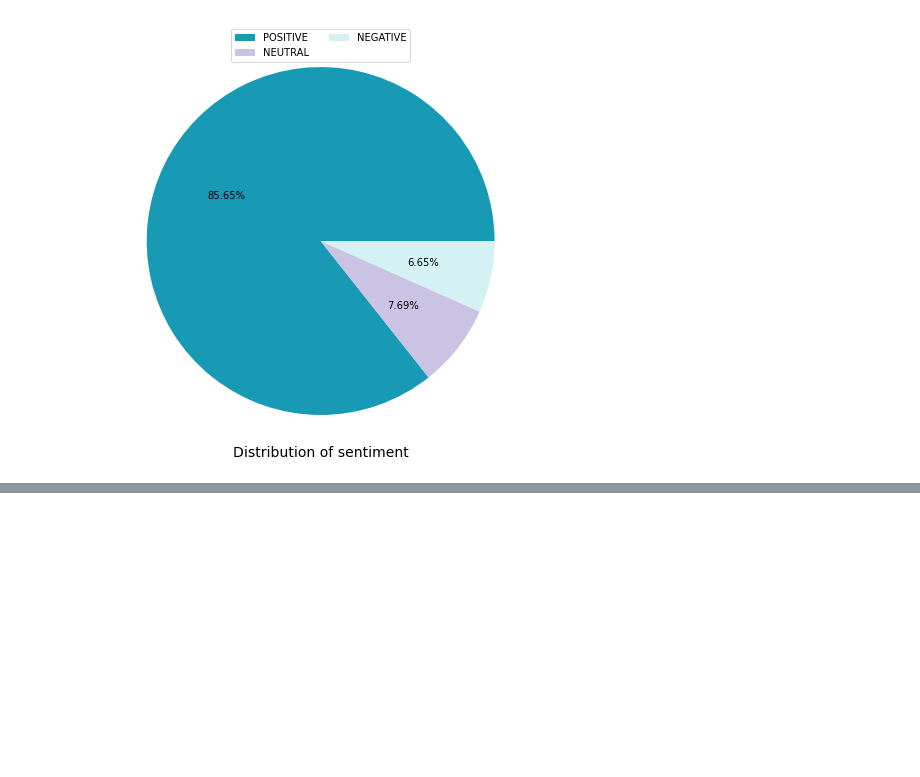
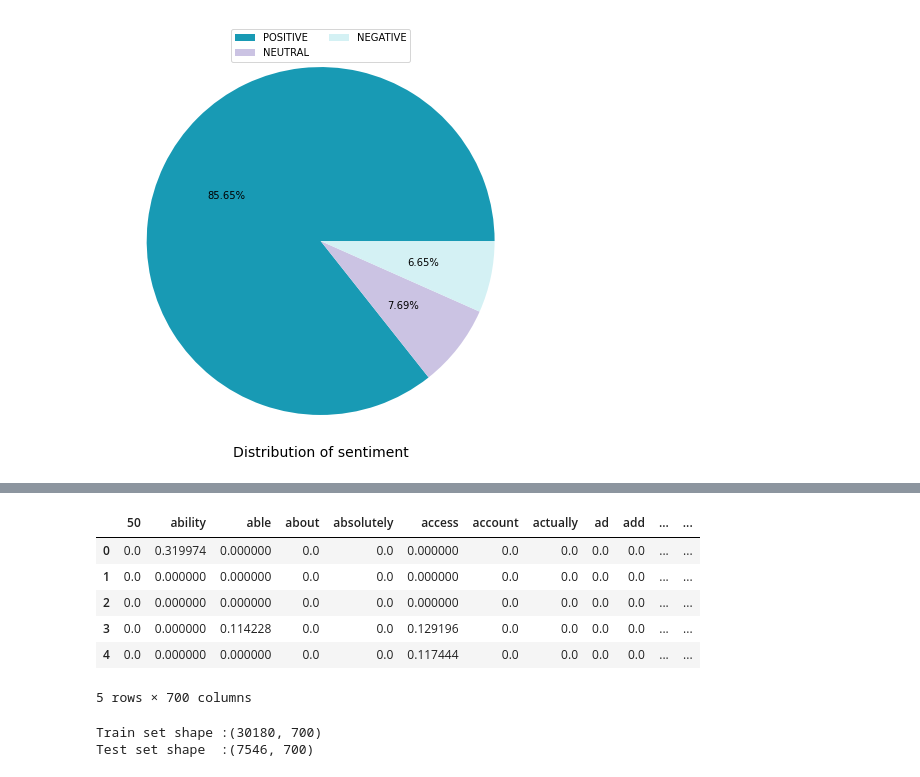
Before and after one commit to unnissamehr/imageprocessiing, a Jupyter notebook: APR.ipynb, the cells around one changed output, grey strips where cells are left out. Saved outputs shown, nothing was run; the diff lists cells and outputs as text; code cells hidden in the pictures; blank space fills up the shorter version.

```diff
--- a/APR.ipynb
+++ b/APR.ipynb
@@ -365,0 +551,3 @@ plt.show()
+# %%
+data = pd.read_csv('cleaned_data.csv')
+data.info()
@@ -365,0 +572,3 @@ plt.show()
+# %%
+data.dropna(inplace=True)
+data.info()
@@ -365,0 +588,6 @@ plt.show()
+# %%
+vectorizer = TfidfVectorizer(max_features=700)
+vectorizer.fit(data['text'])
+features = vectorizer.transform(data['text'])
+
+features.toarray()
@@ -365,0 +608,19 @@ plt.show()
+# %%
+tf_idf = pd.DataFrame(features.toarray(), columns=vectorizer.get_feature_names())
+# tf_idf.drop('50', axis=1, inplace=True)
+tf_idf.head()
+# %% [output]
+|  | 50 | ability | able | about | absolutely | access | account | actually | ad | add | ... | ... |
+| 0 | 0.0 | 0.319974 | 0.000000 | 0.0 | 0.0 | 0.000000 | 0.0 | 0.0 | 0.0 | 0.0 | ... | ... |
+| 1 | 0.0 | 0.000000 | 0.000000 | 0.0 | 0.0 | 0.000000 | 0.0 | 0.0 | 0.0 | 0.0 | ... | ... |
+| 2 | 0.0 | 0.000000 | 0.000000 | 0.0 | 0.0 | 0.000000 | 0.0 | 0.0 | 0.0 | 0.0 | ... | ... |
+| 3 | 0.0 | 0.000000 | 0.114228 | 0.0 | 0.0 | 0.129196 | 0.0 | 0.0 | 0.0 | 0.0 | ... | ... |
+| 4 | 0.0 | 0.000000 | 0.000000 | 0.0 | 0.0 | 0.117444 | 0.0 | 0.0 | 0.0 | 0.0 | ... | ... |
+5 rows × 700 columns
+# %%
+X_train, X_test, y_train, y_test = train_test_split(tf_idf, data['sentiment_score'], test_size=0.2, random_state=42)
+
+print (f'Train set shape\t:{X_train.shape}\nTest set shape\t:{X_test.shape}')
+# %% [output]
+Train set shape :(30180, 700)
+Test set shape  :(7546, 700)
```
Also changed, not shown: parts of 35 cells of this notebook.
